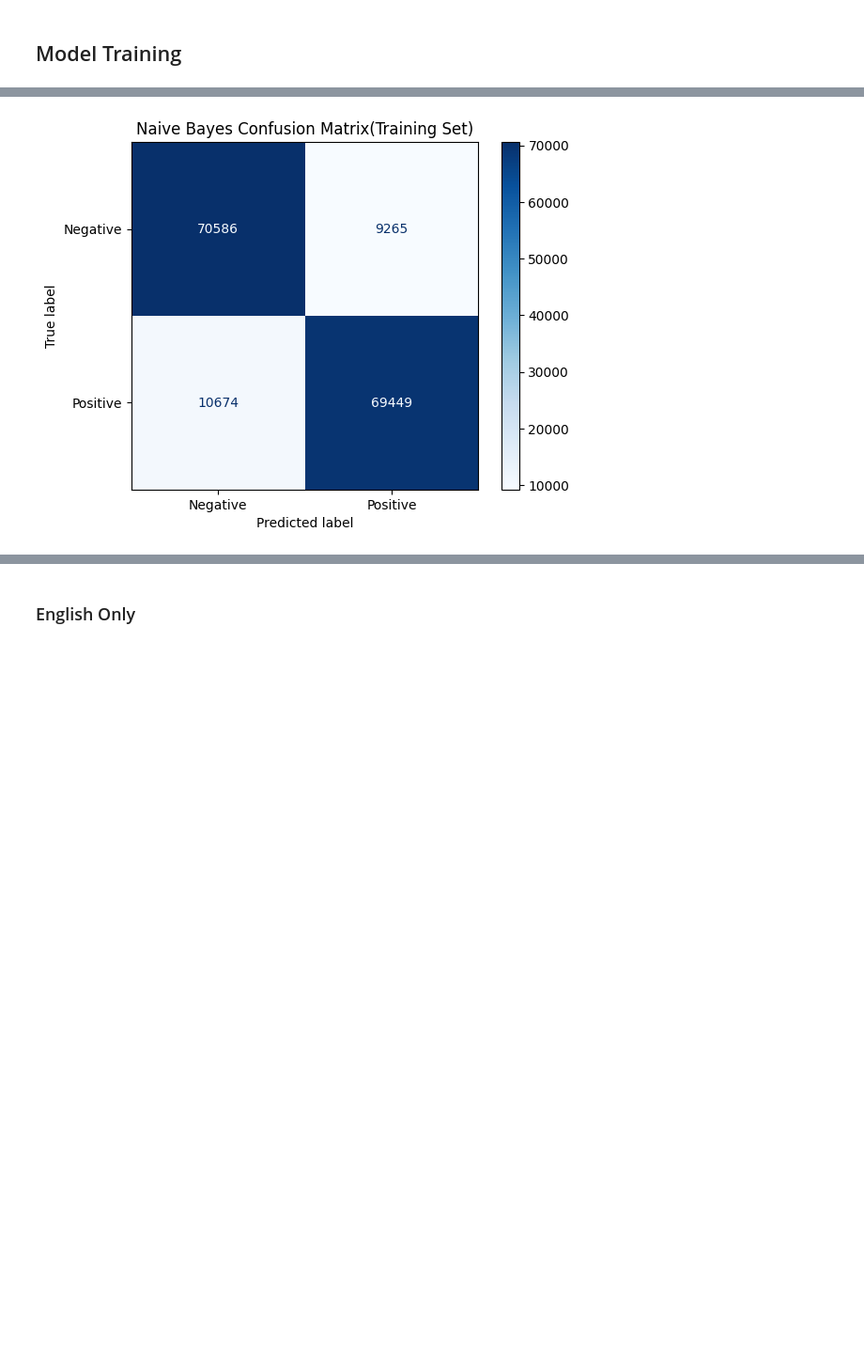
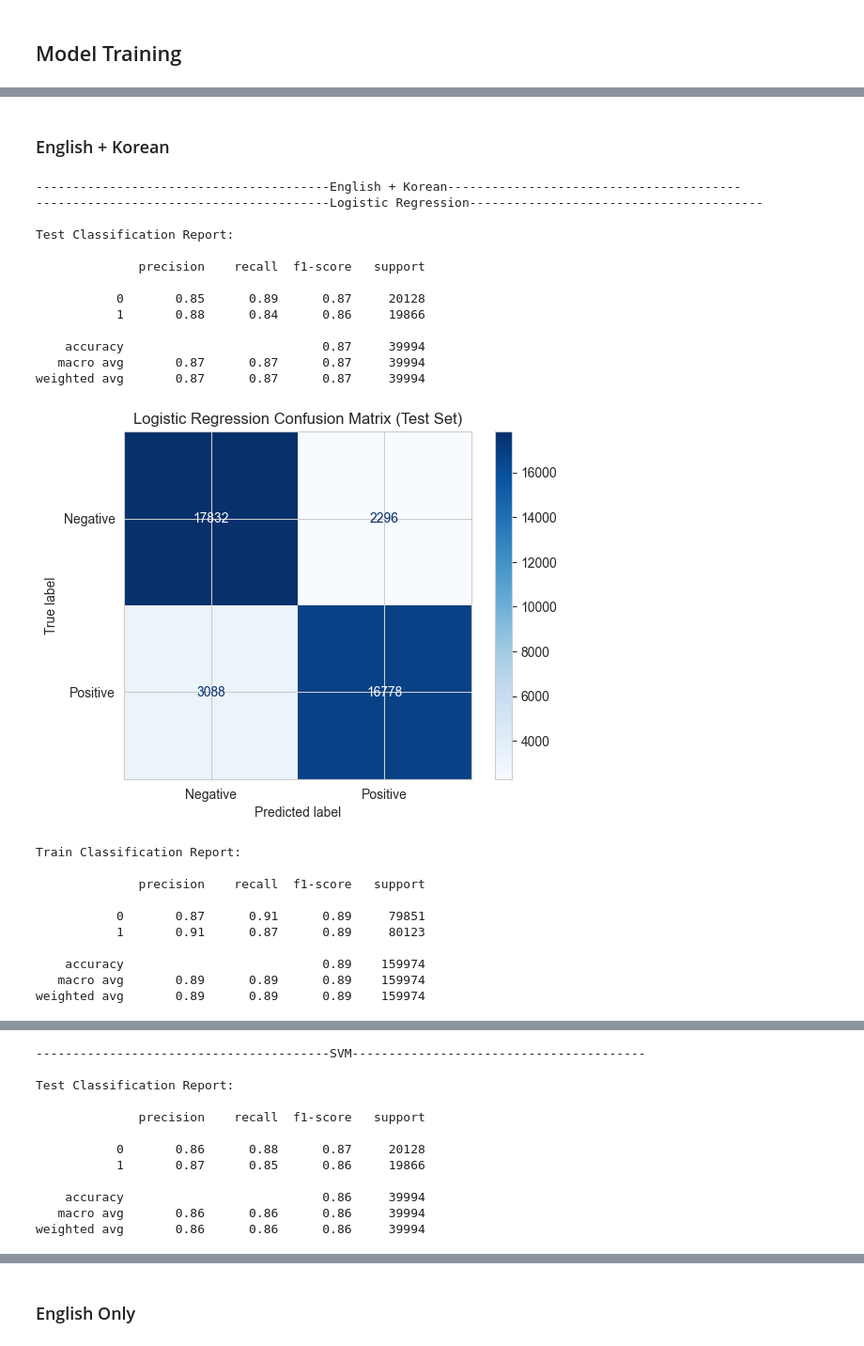
Before and after one commit to rnimisha/youtube-comment-analyzer, a Jupyter notebook: notebook/training/tfidf.ipynb, the cells around one changed output, grey strips where cells are left out. Shown at 94% size. Drawn from its saved outputs; the diff is of its cells as text; code cells hidden in the pictures; blank space fills up the shorter version.

```diff
--- a/notebook/training/tfidf.ipynb
+++ b/notebook/training/tfidf.ipynb
@@ -115,3 +88,0 @@ plt.show()
-# %%
-svm = LinearSVC()
-svm.fit(X_train, y_train)
@@ -164,3 +88,0 @@ plt.show()
-# %%
-nb = MultinomialNB()
-nb.fit(X_train, y_train)
@@ -203,8 +89,51 @@ plt.show()
-# %%
-ConfusionMatrixDisplay.from_estimator(
-    nb, X_train, y_train, display_labels=["Negative", "Positive"], cmap="Blues"
-)
-plt.title("Naive Bayes Confusion Matrix(Training Set)")
-plt.show()
-# %% [output]
-[figure, removed]
+# %%
+def run_all_models(X_train, X_test, y_train, y_test):
+    models = {
+        "Logistic Regression": LogisticRegression(max_iter=1000),
+        "SVM": LinearSVC(),
+        "Naive Bayes": MultinomialNB(),
+    }
+
+    all_results = []
+    for name, model in models.items():
+        results = train_and_evaluate(model, X_train, X_test, y_train, y_test, name)
+        all_results.extend(results)
+
+    return all_results
+# %%
+def train_models(df, language):
+    print(f"\n\n{'-' * 40}{language}{'-' * 40}")
+    X_train, X_test, y_train, y_test, _ = train_test_split_with_vectorized(df, 0.2)
+    results = run_all_models(X_train, X_test, y_train, y_test)
+    for r in results:
+        r["Language"] = language
+    return pd.DataFrame(results)
+# %% [markdown]
+### English + Korean
+# %%
+results_en_ko = train_models(df, "English + Korean")
+# %% [output]
+----------------------------------------English + Korean----------------------------------------
+----------------------------------------Logistic Regression----------------------------------------
+
+Test Classification Report:
+
+              precision    recall  f1-score   support
+
+           0       0.85      0.89      0.87     20128
+           1       0.88      0.84      0.86     19866
+
+    accuracy                           0.87     39994
+   macro avg       0.87      0.87      0.87     39994
+weighted avg       0.87      0.87      0.87     39994
+[figure, added]
+Train Classification Report:
+
+              precision    recall  f1-score   support
+
+           0       0.87      0.91      0.89     79851
+           1       0.91      0.87      0.89     80123
+
+    accuracy                           0.89    159974
+   macro avg       0.89      0.89      0.89    159974
+weighted avg       0.89      0.89      0.89    159974
@@ -210,0 +141,12 @@ plt.show()
+----------------------------------------SVM----------------------------------------
+
+Test Classification Report:
+
+              precision    recall  f1-score   support
+
+           0       0.86      0.88      0.87     20128
+           1       0.87      0.85      0.86     19866
+
+    accuracy                           0.86     39994
+   macro avg       0.86      0.86      0.86     39994
+weighted avg       0.86      0.86      0.86     39994
```
Also changed, not shown: parts of 64 cells of this notebook.
